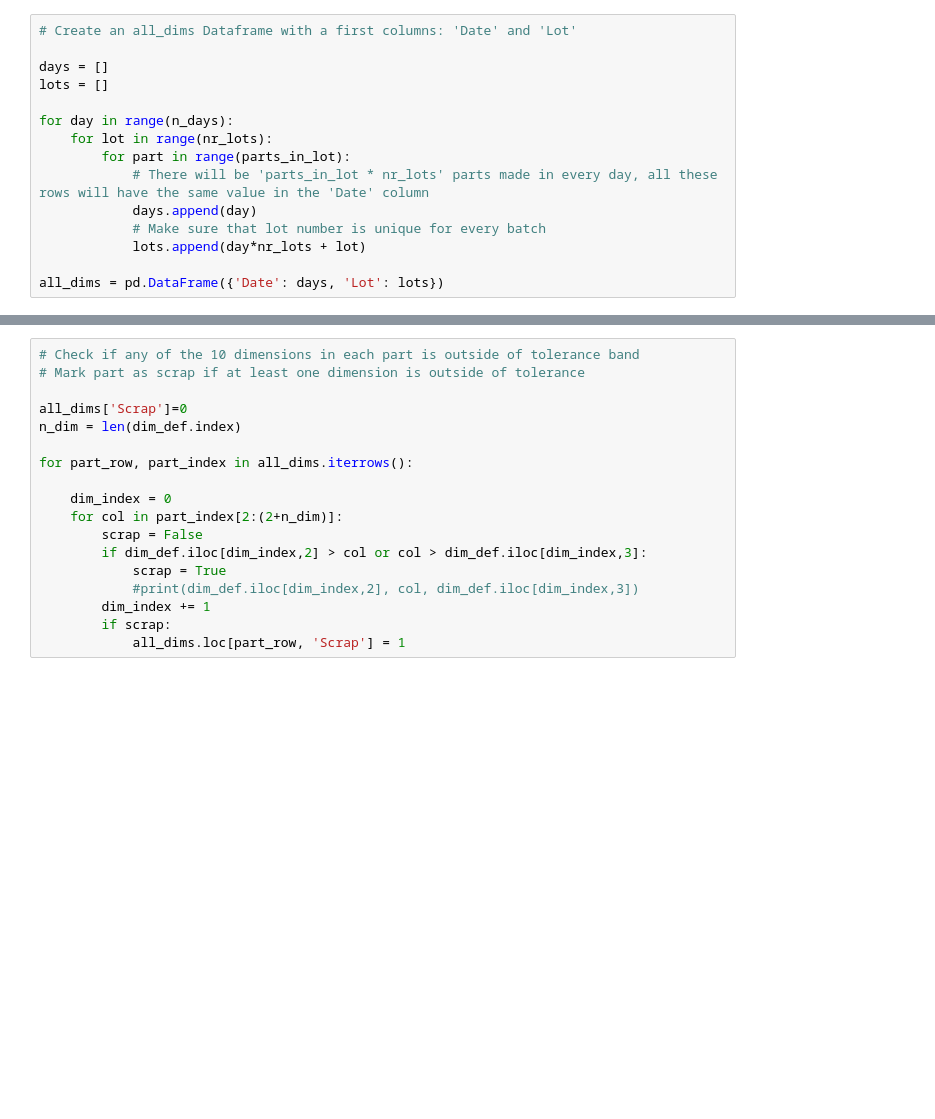
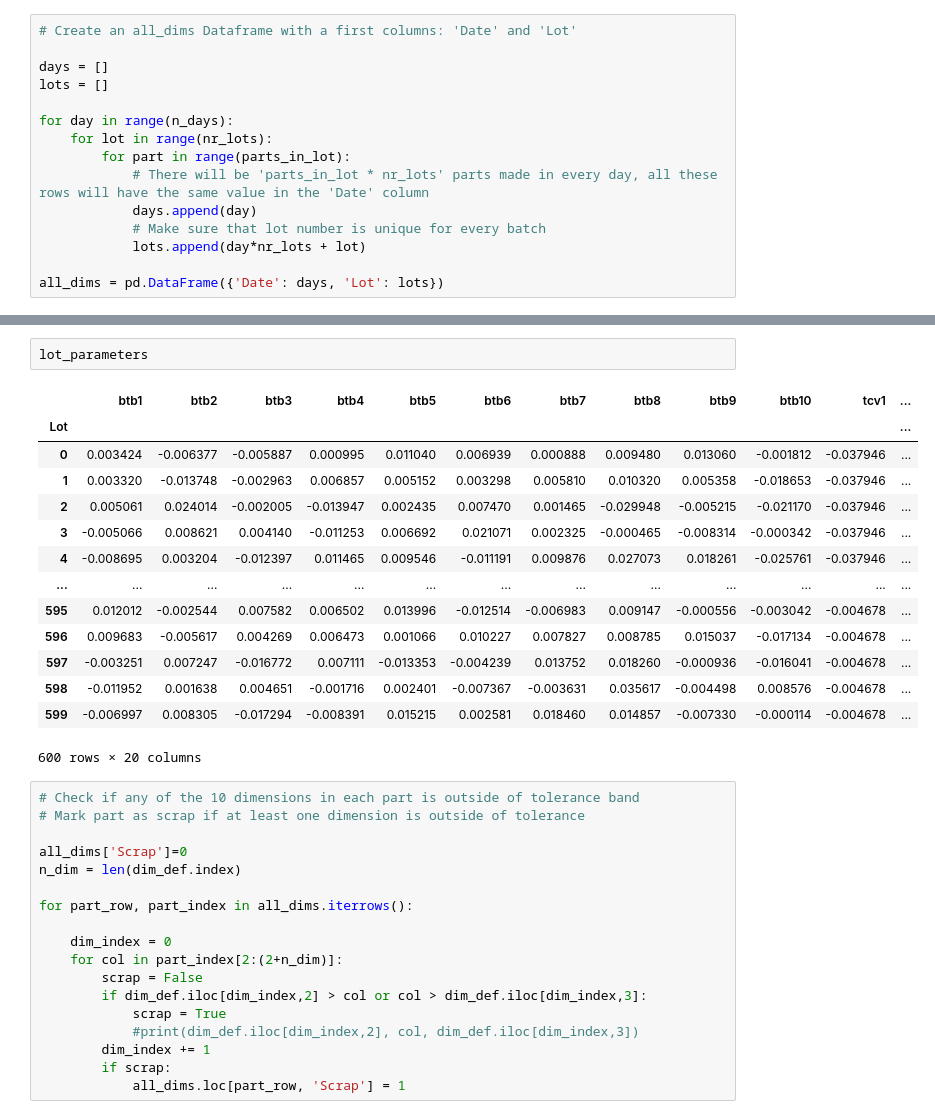
Before and after one commit to przemekbil/PfDA_2021_project, a Jupyter notebook: Project.ipynb, the cells around one changed output, grey strips where cells are left out. Saved outputs shown, nothing was run; the diff lists cells and outputs as text; blank space fills up the shorter version.

```diff
--- a/Project.ipynb
+++ b/Project.ipynb
@@ -848,4 +864,21 @@ all_dims
 6000 rows × 12 columns
+# %%
+lot_parameters
+# %% [output]
+|  | btb1 | btb2 | btb3 | btb4 | btb5 | btb6 | btb7 | btb8 | btb9 | btb10 | tcv1 | ... |
+| Lot |  |  |  |  |  |  |  |  |  |  |  | ... |
+| 0 | 0.003424 | -0.006377 | -0.005887 | 0.000995 | 0.011040 | 0.006939 | 0.000888 | 0.009480 | 0.013060 | -0.001812 | -0.037946 | ... |
+| 1 | 0.003320 | -0.013748 | -0.002963 | 0.006857 | 0.005152 | 0.003298 | 0.005810 | 0.010320 | 0.005358 | -0.018653 | -0.037946 | ... |
+| 2 | 0.005061 | 0.024014 | -0.002005 | -0.013947 | 0.002435 | 0.007470 | 0.001465 | -0.029948 | -0.005215 | -0.021170 | -0.037946 | ... |
+| 3 | -0.005066 | 0.008621 | 0.004140 | -0.011253 | 0.006692 | 0.021071 | 0.002325 | -0.000465 | -0.008314 | -0.000342 | -0.037946 | ... |
+| 4 | -0.008695 | 0.003204 | -0.012397 | 0.011465 | 0.009546 | -0.011191 | 0.009876 | 0.027073 | 0.018261 | -0.025761 | -0.037946 | ... |
+| ... | ... | ... | ... | ... | ... | ... | ... | ... | ... | ... | ... | ... |
+| 595 | 0.012012 | -0.002544 | 0.007582 | 0.006502 | 0.013996 | -0.012514 | -0.006983 | 0.009147 | -0.000556 | -0.003042 | -0.004678 | ... |
+| 596 | 0.009683 | -0.005617 | 0.004269 | 0.006473 | 0.001066 | 0.010227 | 0.007827 | 0.008785 | 0.015037 | -0.017134 | -0.004678 | ... |
+| 597 | -0.003251 | 0.007247 | -0.016772 | 0.007111 | -0.013353 | -0.004239 | 0.013752 | 0.018260 | -0.000936 | -0.016041 | -0.004678 | ... |
+| 598 | -0.011952 | 0.001638 | 0.004651 | -0.001716 | 0.002401 | -0.007367 | -0.003631 | 0.035617 | -0.004498 | 0.008576 | -0.004678 | ... |
+| 599 | -0.006997 | 0.008305 | -0.017294 | -0.008391 | 0.015215 | 0.002581 | 0.018460 | 0.014857 | -0.007330 | -0.000114 | -0.004678 | ... |
+600 rows × 20 columns
 # %%
 # Check if any of the 10 dimensions in each part is outside of tolerance band
 # Mark part as scrap if at least one dimension is outside of tolerance
```
Also changed, not shown: parts of 18 cells of this notebook.
